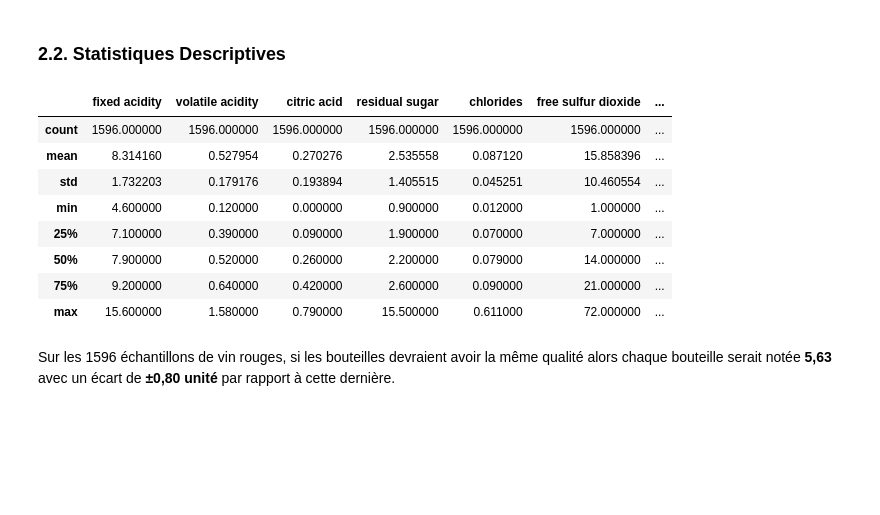
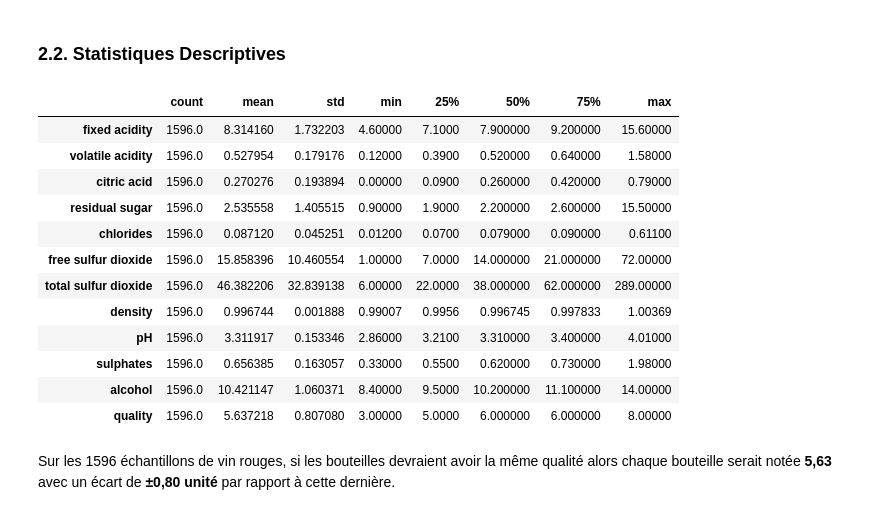
Before and after one commit to touss643/60-Jours-de-RL, a Jupyter notebook: src/Jour_45.ipynb, the cells around one changed output. Drawn from its saved outputs; the diff is of its cells as text; code cells hidden in the pictures; blank space fills up the shorter version.

```diff
--- a/src/Jour_45.ipynb
+++ b/src/Jour_45.ipynb
@@ -70,17 +70,21 @@ Aucune valeur manquante dans la base.
 # %% [markdown]
 ### 2.2. Statistiques Descriptives
 # %%
-display(data.describe().style.background_gradient(cmap='Blues'))
+data.describe().transpose()
 # %% [output]
-|  | fixed acidity | volatile acidity | citric acid | residual sugar | chlorides | free sulfur dioxide | ... |
-| count | 1596.000000 | 1596.000000 | 1596.000000 | 1596.000000 | 1596.000000 | 1596.000000 | ... |
-| mean | 8.314160 | 0.527954 | 0.270276 | 2.535558 | 0.087120 | 15.858396 | ... |
-| std | 1.732203 | 0.179176 | 0.193894 | 1.405515 | 0.045251 | 10.460554 | ... |
-| min | 4.600000 | 0.120000 | 0.000000 | 0.900000 | 0.012000 | 1.000000 | ... |
-| 25% | 7.100000 | 0.390000 | 0.090000 | 1.900000 | 0.070000 | 7.000000 | ... |
-| 50% | 7.900000 | 0.520000 | 0.260000 | 2.200000 | 0.079000 | 14.000000 | ... |
-| 75% | 9.200000 | 0.640000 | 0.420000 | 2.600000 | 0.090000 | 21.000000 | ... |
-| max | 15.600000 | 1.580000 | 0.790000 | 15.500000 | 0.611000 | 72.000000 | ... |
+|  | count | mean | std | min | 25% | 50% | 75% | max |
+| fixed acidity | 1596.0 | 8.314160 | 1.732203 | 4.60000 | 7.1000 | 7.900000 | 9.200000 | 15.60000 |
+| volatile acidity | 1596.0 | 0.527954 | 0.179176 | 0.12000 | 0.3900 | 0.520000 | 0.640000 | 1.58000 |
+| citric acid | 1596.0 | 0.270276 | 0.193894 | 0.00000 | 0.0900 | 0.260000 | 0.420000 | 0.79000 |
+| residual sugar | 1596.0 | 2.535558 | 1.405515 | 0.90000 | 1.9000 | 2.200000 | 2.600000 | 15.50000 |
+| chlorides | 1596.0 | 0.087120 | 0.045251 | 0.01200 | 0.0700 | 0.079000 | 0.090000 | 0.61100 |
+| free sulfur dioxide | 1596.0 | 15.858396 | 10.460554 | 1.00000 | 7.0000 | 14.000000 | 21.000000 | 72.00000 |
+| total sulfur dioxide | 1596.0 | 46.382206 | 32.839138 | 6.00000 | 22.0000 | 38.000000 | 62.000000 | 289.00000 |
+| density | 1596.0 | 0.996744 | 0.001888 | 0.99007 | 0.9956 | 0.996745 | 0.997833 | 1.00369 |
+| pH | 1596.0 | 3.311917 | 0.153346 | 2.86000 | 3.2100 | 3.310000 | 3.400000 | 4.01000 |
+| sulphates | 1596.0 | 0.656385 | 0.163057 | 0.33000 | 0.5500 | 0.620000 | 0.730000 | 1.98000 |
+| alcohol | 1596.0 | 10.421147 | 1.060371 | 8.40000 | 9.5000 | 10.200000 | 11.100000 | 14.00000 |
+| quality | 1596.0 | 5.637218 | 0.807080 | 3.00000 | 5.0000 | 6.000000 | 6.000000 | 8.00000 |
 # %% [markdown]
 Sur les 1596 échantillons de vin rouges, si les bouteilles devraient avoir la même qualité alors chaque bouteille serait notée **5,63** avec un écart de **±0,80 unité** par rapport à cette dernière.
 # %% [markdown]
```
Also changed, not shown: parts of 4 cells of this notebook.
